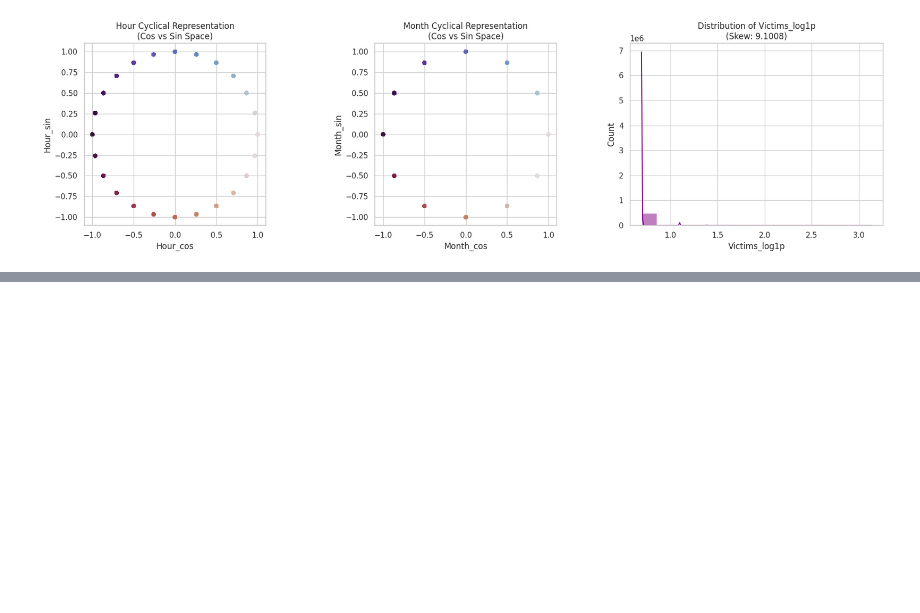
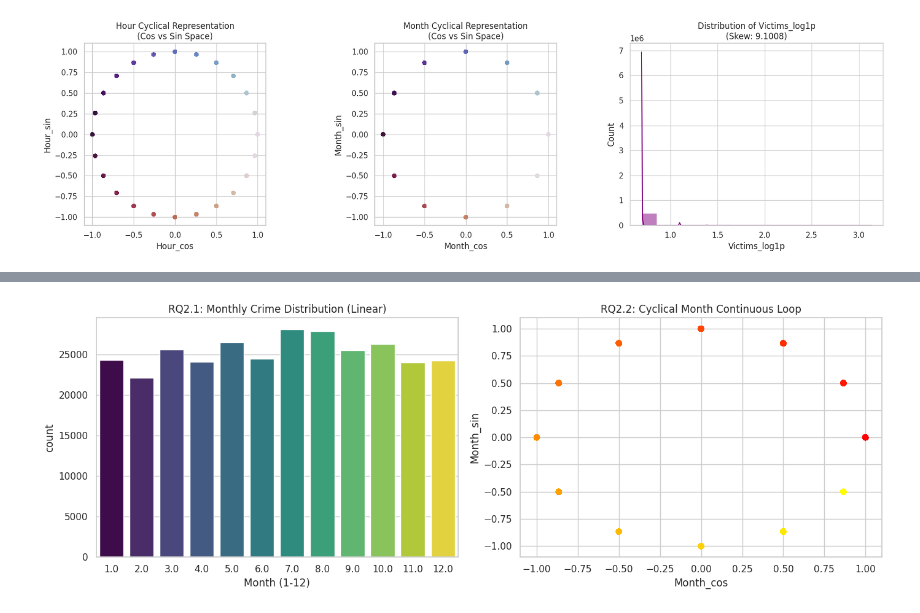
Before and after one commit to klsay/mscai, a Jupyter notebook: MSC_AI_Course_Work_Assignment_1_(Sarbojit).ipynb, the cells around one changed output, grey strips where cells are left out. Drawn from its saved outputs; the diff is of its cells as text; code cells hidden in the pictures; blank space fills up the shorter version.

```diff
--- a/MSC_AI_Course_Work_Assignment_1_(Sarbojit).ipynb
+++ b/MSC_AI_Course_Work_Assignment_1_(Sarbojit).ipynb
@@ -1550,0 +1553,14 @@ plt.show()
+# %%
+import docx
+
+doc_path = '/content/Data Quality_Action.docx'
+try:
+    doc = docx.Document(doc_path)
+    full_text = []
+    for para in doc.paragraphs:
+        full_text.append(para.text)
+
+    print("=== Successfully Extracted Text from Data Quality_Action.docx ===\n")
+    print("\n".join(full_text))
+except Exception as e:
+    print(f"An error occurred while reading the document: {e}")
@@ -1550,0 +1724,17 @@ plt.show()
+# %%
+# RQ2: Seasonal Trends - Month Distribution vs. Monthly Cyclical Loop
+import matplotlib.pyplot as plt
+import seaborn as sns
+fig, axes = plt.subplots(1, 2, figsize=(14, 5))
+sns.countplot(data=df_final_pipeline, x='Month_int', palette='viridis', ax=axes[0], hue='Month_int', legend=False)
+axes[0].set_title("RQ2.1: Monthly Crime Distribution (Linear)")
+axes[0].set_xlabel("Month (1-12)")
+
+axes[1].scatter(df_final_pipeline['Month_cos'], df_final_pipeline['Month_sin'], c=df_final_pipeline['Month_int'], cmap='autumn', alpha=0.6)
+axes[1].set_title("RQ2.2: Cyclical Month Continuous Loop")
+axes[1].set_xlabel("Month_cos")
+axes[1].set_ylabel("Month_sin")
+plt.tight_layout()
+plt.show()
+# %% [output]
+[figure, added]
```
Also changed, not shown: parts of 22 cells of this notebook.
